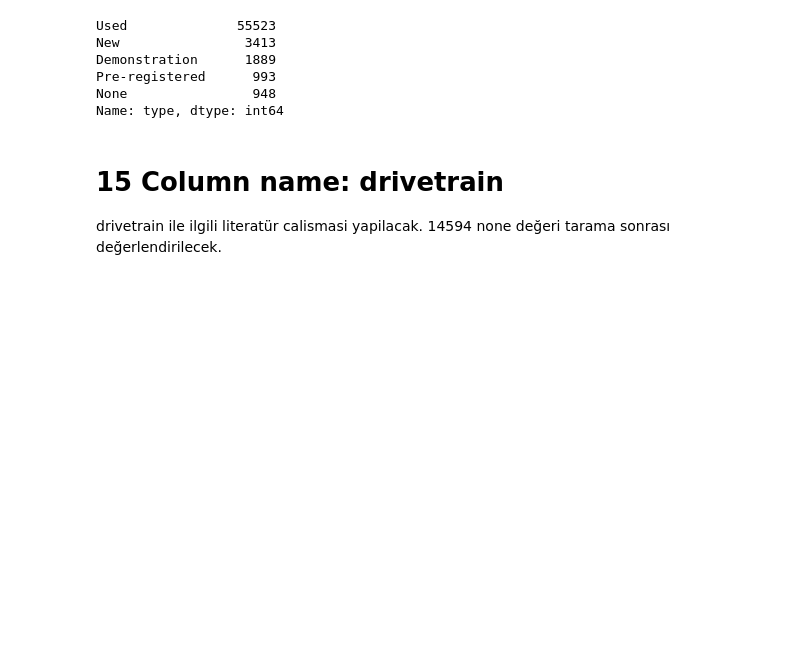
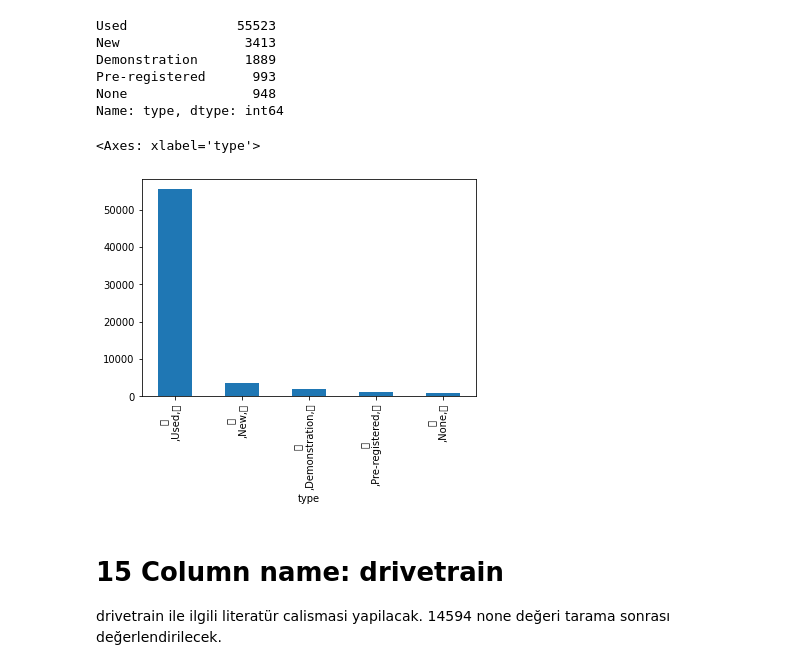
Before and after one commit to Nueseybe/Team2Project-4, a Jupyter notebook: main.ipynb, the cells around one changed output. Drawn from its saved outputs; the diff is of its cells as text; code cells hidden in the pictures; blank space fills up the shorter version.

```diff
--- a/main.ipynb
+++ b/main.ipynb
@@ -497,6 +508,11 @@ Demonstration      1889
 Pre-registered      993
 None                948
 Name: type, dtype: int64
+# %%
+df.type.value_counts(dropna = False).plot.bar()
+# %% [output]
+<Axes: xlabel='type'>
+[figure, added]
 # %% [markdown]
 # 15 Column name: drivetrain
  drivetrain ile ilgili literatür calismasi yapilacak. 14594 none değeri tarama sonrası değerlendirilecek.
```
Also changed, not shown: parts of 8 cells of this notebook.
